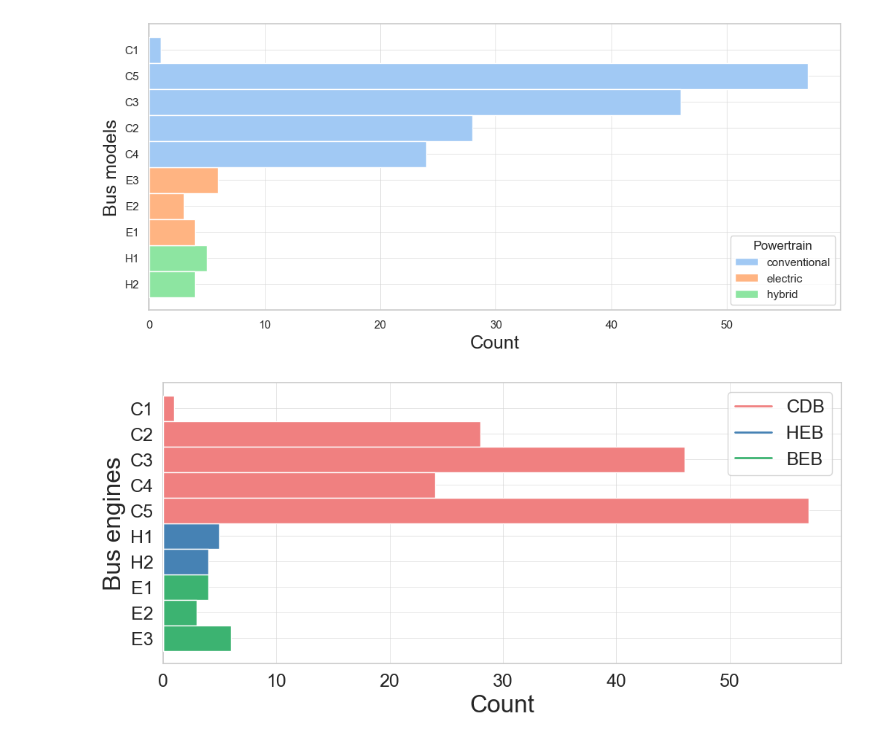
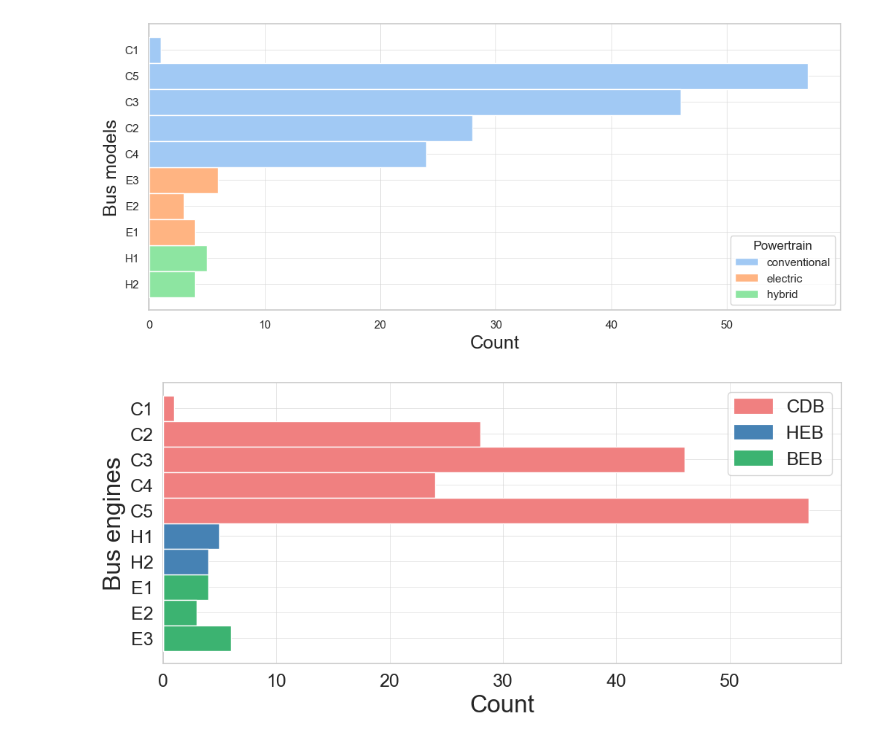
Before and after one commit to narslab/transit-electrification-futures, a Jupyter notebook: bin/jupyter/vehicles-years-plot.ipynb, the cells around one changed output. Saved outputs shown, nothing was run; the diff lists cells and outputs as text; code cells hidden in the pictures.

```diff
--- a/bin/jupyter/vehicles-years-plot.ipynb
+++ b/bin/jupyter/vehicles-years-plot.ipynb
@@ -40,3 +40,7 @@ array(['Gillig 30 ', 'NEW FLYER XE35', 'PROTERRA CATALYST BE-40',
        'NEW FLYER XE40', 'Gillig 35', 'Gillig 40', 'NEW FLYER XD35',
        'NEW FLYER XDE40', 'NEW FLYER XD40', 'NEW FLYER XDE60 (ARTIC)'],
       dtype=object)
+# %%
+df.VehicleModel=df.VehicleModel.astype(str).str.replace('ARTIC', '')
+df.VehicleModel=df.VehicleModel.astype(str).str.replace('(', '')
+df.VehicleModel=df.VehicleModel.astype(str).str.replace(')', '')
@@ -42,0 +54,31 @@ array(['Gillig 30 ', 'NEW FLYER XE35', 'PROTERRA CATALYST BE-40',
+# %%
+from matplotlib.patches import Rectangle
+my_palette = ["lightcoral", "steelblue", "mediumseagreen"]
+
+plot = df.groupby(by=['Vehicle'])['VehicleModel'].max()
+df_plot = df.groupby('Vehicle').agg({'VehicleModel':'max', 'Powertrain':'max'})[['VehicleModel','Powertrain']].reset_index()
+#df_plot['Powertrain_order'] = df_plot['Powertrain'].map({'conventional': 0, 'hybrid': 1, 'electric': 2})
+df_plot['VehicleModel_order'] = df_plot['VehicleModel'].map({'Gillig 30 ': 0, 'Gillig 35': 1, 'Gillig 40': 2, 'NEW FLYER XD35': 3, 'NEW FLYER XD40': 4, 'NEW FLYER XDE40': 5, 'NEW FLYER XDE60 ': 6, 'NEW FLYER XE35': 7, 'NEW FLYER XE40': 8, 'PROTERRA CATALYST BE-40': 9})
+df_plot=df_plot.sort_values(by=['VehicleModel_order'], ascending=True).drop('VehicleModel_order', axis=1)
+
+sns.set(rc={'figure.figsize':(12,5)})
+sns.set_palette(my_palette)
+sns.set_style("whitegrid")
+
+p = sns.histplot(data=df_plot, y='VehicleModel', hue="Powertrain", zorder=3, alpha=1)
+p.set_ylabel("Bus engines", fontsize=24)
+p.set_xlabel("Count", fontsize=24)
+
+p.tick_params(labelsize=18)
+#p.legend(['CDB', 'HEB', 'BEB'])
+custom_bars = [Rectangle((0, 0), 1, 1, color='lightcoral', lw=2),
+               Rectangle((0, 0), 1, 1, color='steelblue', lw=2),
+               Rectangle((0, 0), 1, 1, color='mediumseagreen', lw=2)]
+p.legend(custom_bars, ['CDB', 'HEB', 'BEB'], fontsize=18)
+
+
+p.grid(color='lightgrey', linewidth=0.4)
+figure = p.get_figure()
+figure.savefig('../../figures/hist-fleet-models-pvta.png', dpi=400, bbox_inches='tight')
+
+plt.show()
@@ -82,31 +126,31 @@ figure.savefig(r'../../figures/hist-fleet-models.png', dpi=400, bbox_inches='tig
 # %%
 my_palette = ["lightcoral", "steelblue", "mediumseagreen"]
 
 plot = df.groupby(by=['Vehicle'])['VehicleModel'].max()
 df_plot = df.groupby('Vehicle').agg({'VehicleModel':'max', 'Powertrain':'max'})[['VehicleModel','Powertrain']].reset_index()
 #df_plot['Powertrain_order'] = df_plot['Powertrain'].map({'conventional': 0, 'hybrid': 1, 'electric': 2})
 df_plot['VehicleModel_order'] = df_plot['VehicleModel'].map({'C1': 0, 'C2': 1, 'C3': 2, 'C4': 3, 'C5': 4, 'H1': 5, 'H2': 6, 'E1': 7, 'E2': 8, 'E3': 9})
 df_plot=df_plot.sort_values(by=['VehicleModel_order'], ascending=True).drop('VehicleModel_order', axis=1)
 
 sns.set(rc={'figure.figsize':(12,5)})
 sns.set_palette(my_palette)
 sns.set_style("whitegrid")
 
 p = sns.histplot(data=df_plot, y='VehicleModel', hue="Powertrain", zorder=3, alpha=1)
 p.set_ylabel("Bus engines", fontsize=24)
 p.set_xlabel("Count", fontsize=24)
 
 p.tick_params(labelsize=18)
 #p.legend(['CDB', 'HEB', 'BEB'])
-custom_lines = [Line2D([0], [0], color='lightcoral', lw=2),
-                Line2D([0], [0], color='steelblue', lw=2),
-                Line2D([0], [0], color='mediumseagreen', lw=2)]
-p.legend(custom_lines, ['CDB', 'HEB', 'BEB'], fontsize=18)
+custom_bars = [Rectangle((0, 0), 1, 1, color='lightcoral', lw=2),
+               Rectangle((0, 0), 1, 1, color='steelblue', lw=2),
+               Rectangle((0, 0), 1, 1, color='mediumseagreen', lw=2)]
+p.legend(custom_bars, ['CDB', 'HEB', 'BEB'], fontsize=18)
 
 p.grid(color='lightgrey', linewidth=0.4)
 figure = p.get_figure()
 figure.savefig('../../figures/hist-fleet-models.png', dpi=400, bbox_inches='tight')
 
 plt.show()
 # %% [output]
-[figure, old version]
+[figure, new version]
```
Also changed, not shown: parts of 3 cells of this notebook, 39 other files.
